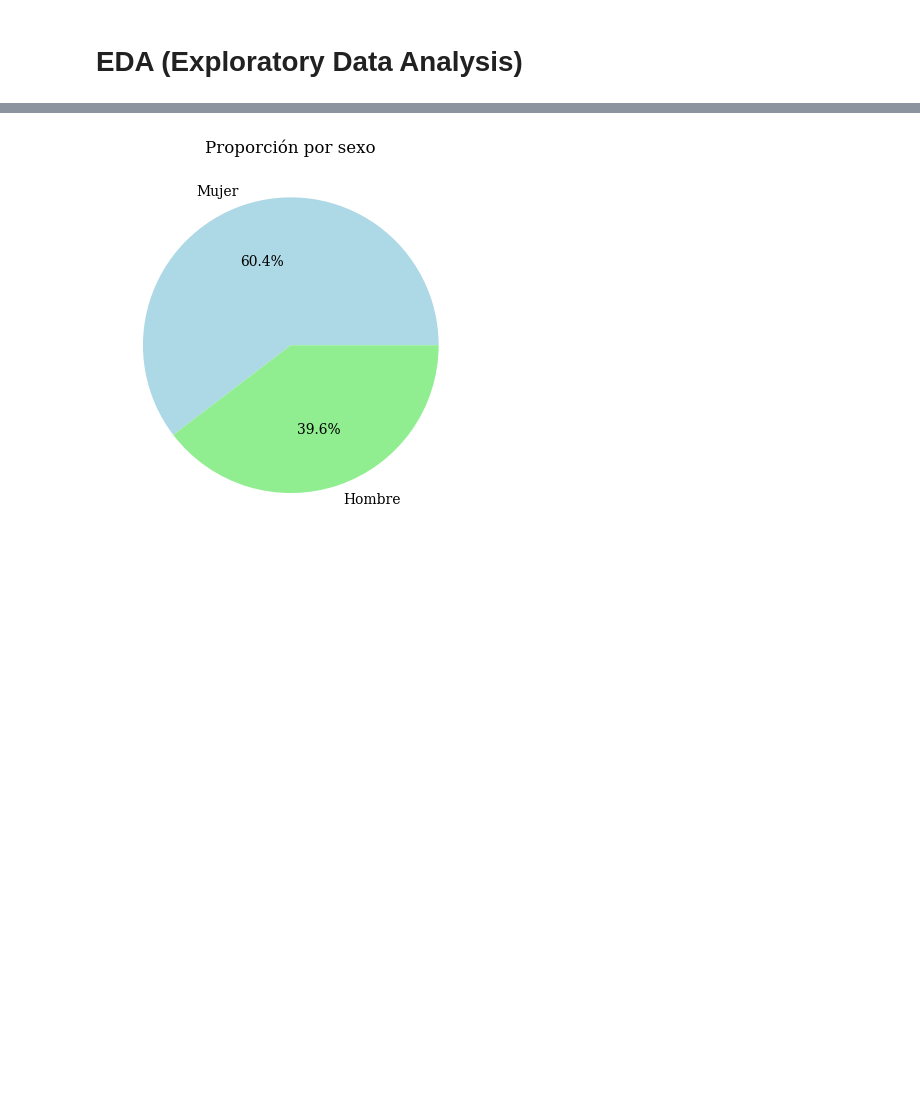
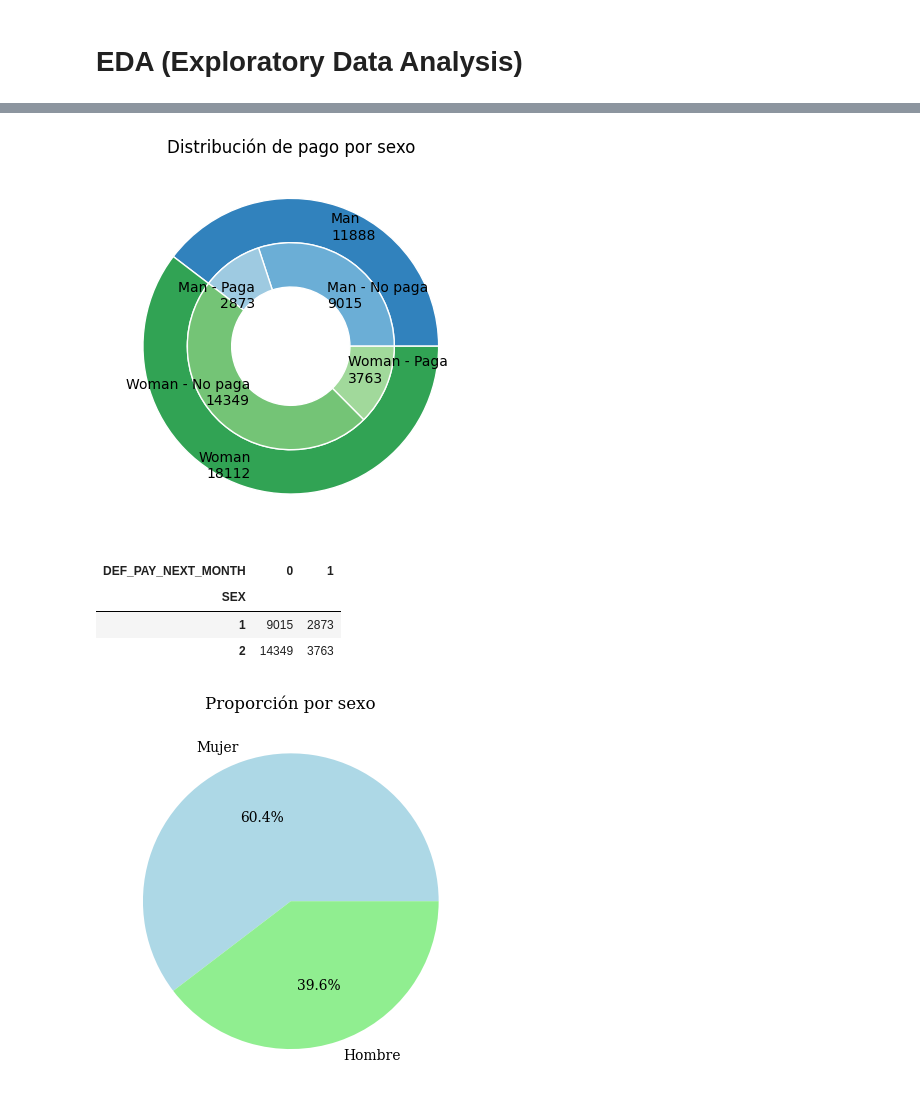
Before and after one commit to angelsb008/Default_credit_card_exercise, a Jupyter notebook: Test_Default_Credit_Card.ipynb, the cells around one changed output, grey strips where cells are left out. Cells and saved outputs as stored; diff of their text form; code cells hidden in the pictures; blank space fills up the shorter version.

```diff
--- a/Test_Default_Credit_Card.ipynb
+++ b/Test_Default_Credit_Card.ipynb
@@ -91,0 +179,3 @@ X
+# %%
+for i in range(1, 7):
+  print(f"Values in 'PAY_{i}' column: ", X[f"PAY_{i}"].unique())
@@ -159,3 +292,43 @@ graph_histogram_EDA(X, "AGE")
+# %%
+import numpy as np
+import matplotlib.pyplot as plt
+
+
+fig, ax = plt.subplots()
+size = 0.3
+
+tab20c = plt.get_cmap("tab20c").colors
+outer_colors = [tab20c[i] for i in [0, 8]]
+inner_colors = [tab20c[i] for i in [1, 2, 9, 10]]
+
+# Etiquetas para el anillo exterior (sexo)
+outer_labels = [f'Man\n{vals[0].sum()}', f'Woman\n{vals[1].sum()}']
+
+# Etiquetas para el anillo interior (pago)
+inner_labels = [
+    f'Man - No paga\n{vals[0,0]}', f'Man - Paga\n{vals[0,1]}',
+    f'Woman - No paga\n{vals[1,0]}', f'Woman - Paga\n{vals[1,1]}'
+]
+
+# Anillo exterior (sexo)
+ax.pie(vals.sum(axis=1), radius=1, colors=outer_colors,
+       wedgeprops=dict(width=size, edgecolor='w'), labels=outer_labels, labeldistance=0.85)
+
+# Anillo interior (pago)
+ax.pie(vals.flatten(), radius=1-size, colors=inner_colors,
+       wedgeprops=dict(width=size, edgecolor='w'), labels=inner_labels, labeldistance=0.6)
+
+ax.set(aspect="equal", title='Distribución de pago por sexo')
+plt.show()
+# %% [output]
+[figure, added]
+# %%
+X.groupby(['SEX', 'DEF_PAY_NEXT_MONTH']).size().unstack(fill_value=0)
+# %% [output]
+| DEF_PAY_NEXT_MONTH | 0 | 1 |
+| SEX |  |  |
+| 1 | 9015 | 2873 |
+| 2 | 14349 | 3763 |
 # %%
 X['SEX'].value_counts().plot.pie(autopct='%1.1f%%', labels=['Mujer', 'Hombre'], colors=['lightblue', 'lightgreen'])
 plt.title('Proporción por sexo')
```
Also changed, not shown: parts of 70 cells of this notebook.
